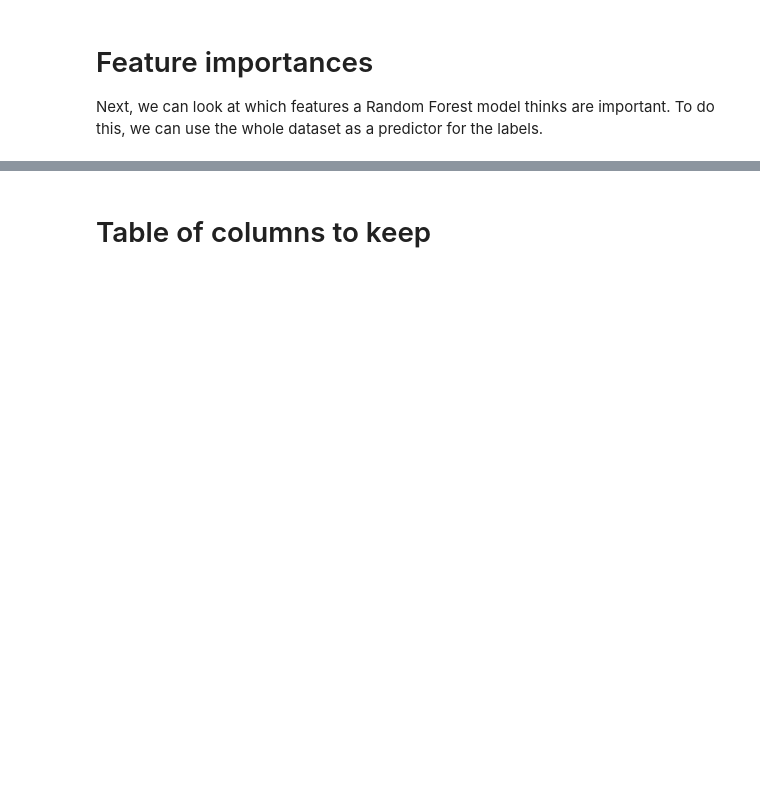
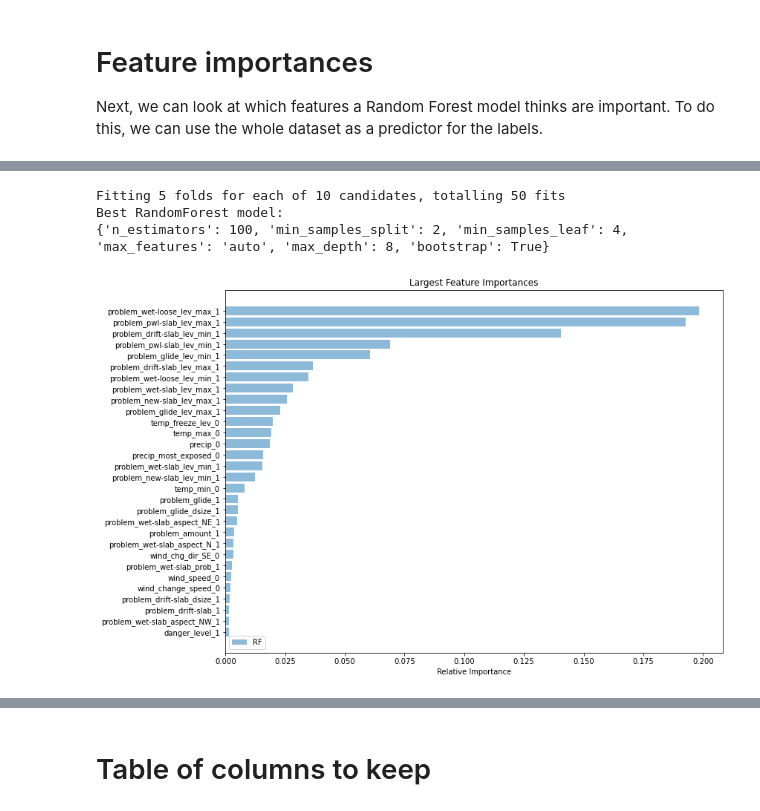
Before and after one commit to NVE/avalanche_ml, a Jupyter notebook: notebooks/analysis/1_feature_reduction.ipynb, the cells around one changed output, grey strips where cells are left out. Drawn from its saved outputs; the diff is of its cells as text; code cells hidden in the pictures; blank space fills up the shorter version.

```diff
--- a/notebooks/analysis/1_feature_reduction.ipynb
+++ b/notebooks/analysis/1_feature_reduction.ipynb
@@ -431,0 +364,73 @@ plot_importances(labeled_data.data, labels, forest_model)
+# %%
+X, y = regions.select_dtypes(include='number'), labels.select_dtypes(include='number')
+
+num_iter = 10
+random = 0   #makes sure the models and grid search object give the same results every time
+
+#instantiate models here
+forest = RandomForestRegressor(random_state=random)
+#forest = RandomForestClassifier(random_state=random)
+
+#define parameters dictionaries here
+ensemble_params = {'n_estimators': [1, 2, 4, 8, 16, 32, 64, 100, 200],
+             'max_depth': [1, 2, 4, 6, 8, 10, 20, 30, None],  #higher values often lead to overfitting
+             'max_features': ['auto', 'sqrt', 'log2'],
+             'min_samples_leaf': [1, 2, 4],
+             'min_samples_split': [2, 5, 10],
+            'bootstrap': [True, False]
+            }
+
+#create our random search cv objects
+forest_search = RandomizedSearchCV(estimator=forest,
+                        param_distributions=ensemble_params,
+                        n_iter=num_iter,         #number of parameter settings sampled
+                        scoring='neg_root_mean_squared_error',
+                        n_jobs=-1,         #use all processors available
+                        cv=5,
+                        verbose=2,         #print results during tuning
+                        random_state=random
+)
+
+#now fit the search objects and return them
+forest_model = forest_search.fit(X, y)
+
+
+print('Best RandomForest model:')
+print(forest_model.best_params_, '\n')
+# %% [output]
+Fitting 5 folds for each of 10 candidates, totalling 50 fits
+Best RandomForest model:
+{'n_estimators': 100, 'min_samples_split': 2, 'min_samples_leaf': 4, 'max_features': 'auto', 'max_depth': 8, 'bootstrap': True}
+# %%
+def plot_importances(df, labels, rf):
+    """
+    Input a dataframe as well as trained RandomForest model, plot feature importances.
+
+    """
+    columns = df.columns # all columns except the target column
+    importances_rf = rf.best_estimator_.feature_importances_
+
+    #take the top x feature importances to plot
+    idx_all = np.argsort(importances_rf)
+    idx_rf = np.argsort(importances_rf)[-30:]
+
+    fig, ax = plt.subplots(figsize=(12, 9))
+
+    #random forest and xgboost feature importances on the same plot
+    ax.barh(range(len(idx_rf)), importances_rf[idx_rf], color='tab:blue', align='center', alpha=0.5, label='RF')
+
+    ax.set_yticks(range(len(idx_rf)))
+    ax.set_yticklabels([columns[i] for i in idx_rf], fontsize=10)
+    ax.set_xlabel('Relative Importance')
+    ax.set_title('Largest Feature Importances')
+    ax.legend()
+
+    plt.show()
+
+    #return a list of columns sorted by feature importance
+    return importances_rf[idx_all][::-1], [columns[i] for i in idx_all][::-1]
+
+# need to make sure this is using the "best" model by default
+ranked_importances, ranked_columns = plot_importances(regions, labels, forest_model)
+# %% [output]
+[figure, added]
```
Also changed, not shown: parts of 20 cells of this notebook.
